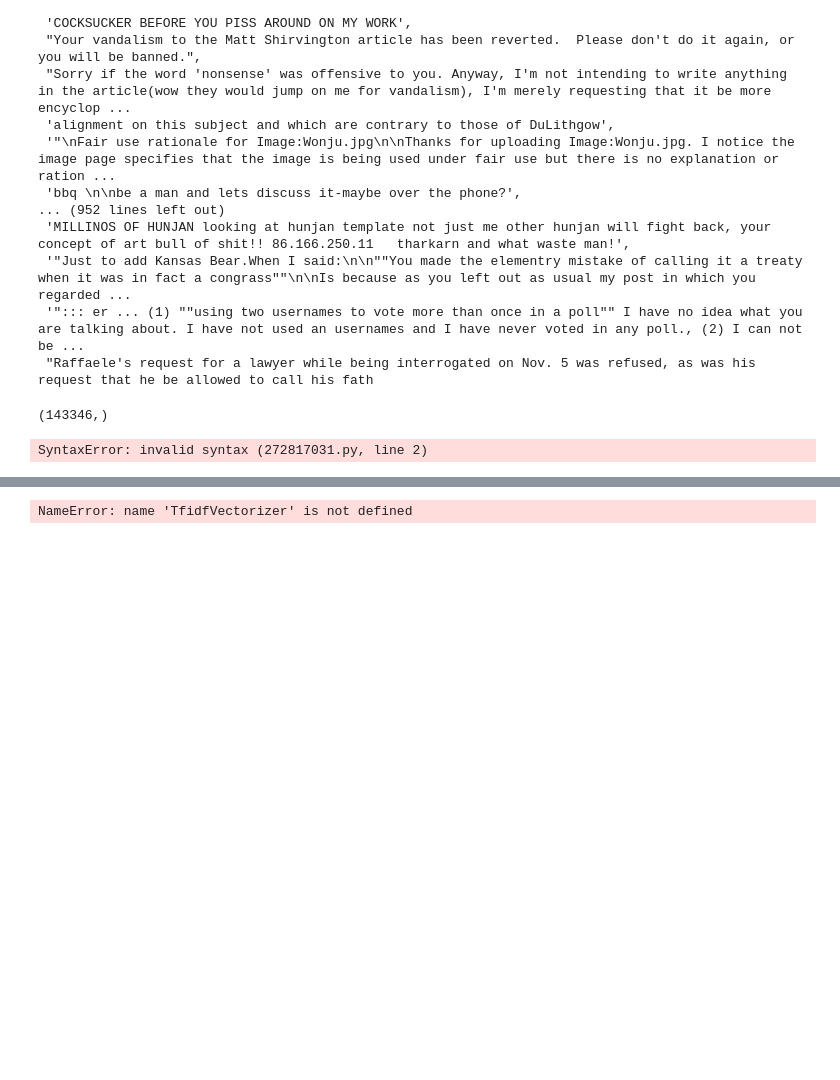
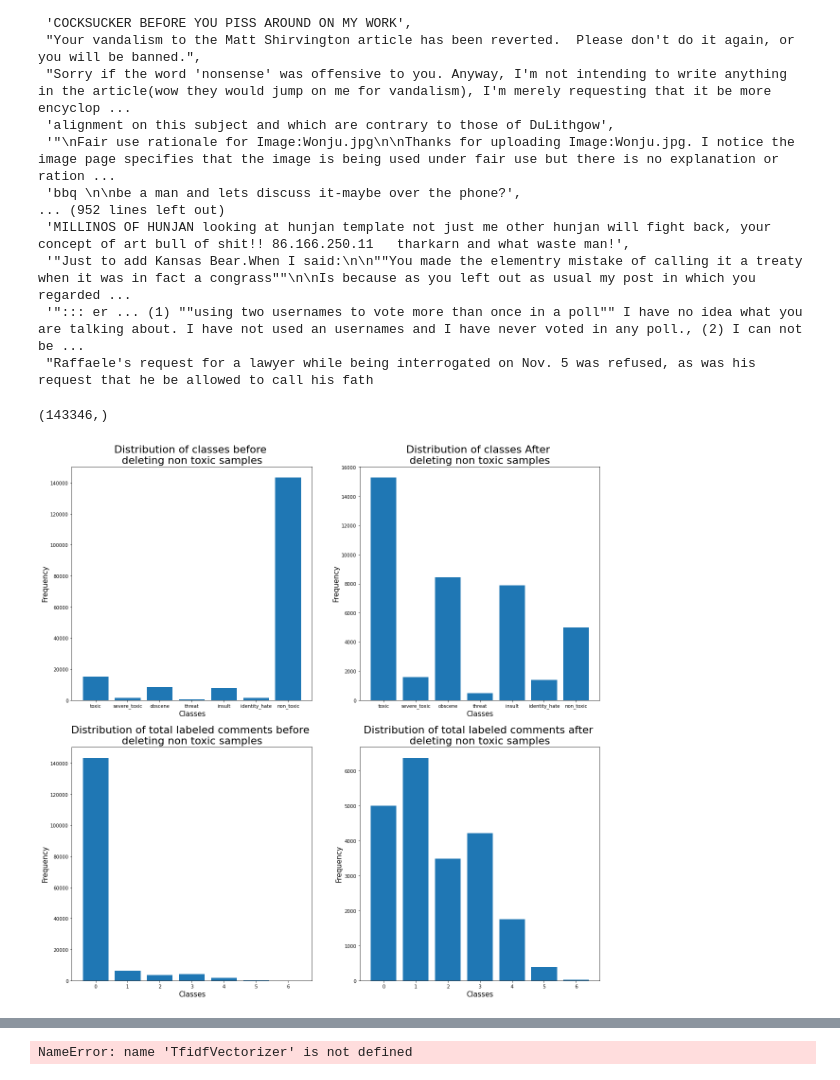
Before and after one commit to zareeiant/ItML_Project_1_Students, a Jupyter notebook: proj_1_start.ipynb, the cells around one changed output, grey strips where cells are left out. Cells and saved outputs as stored; diff of their text form; code cells hidden in the pictures; blank space fills up the shorter version.

```diff
--- a/proj_1_start.ipynb
+++ b/proj_1_start.ipynb
@@ -189,21 +189,50 @@ C_indexs.shape
 #Keep 5000 of non_toxic comments and drop the rest
 drop_ind=np.random.choice(C_indexs, size=138346, replace=False)
 working_data.drop(drop_ind, inplace=True)
-# %%
-def Graph(A,B):
-    classes={}
-    for col in A.iloc[:.1:].columns:
-        classes[col]=A[col].value_counts()[1]
-    classes_B={}
-    for col in B.iloc[:,1:].columns:
-        classes_B[col]=B[col].value_counts()[1]
-    multi_class_A={}
-    for value in A['classes'].unique():
-        multi_class_A[value]=A['classes'].value_counts()[value]
-    multi_class_B={}
-    for values in B['Classes'].unique():
-        multi_class_B[value]=B['classes'].value_counts()[value]
-
-    key_A=[for key in  ]
-# %% [output]
-SyntaxError: invalid syntax (272817031.py, line 2)
+# %%
+def Graph(A,B):
+    classes_A={}
+    for col in A.iloc[:,1:8].columns:
+        classes_A[col]=A[col].value_counts()[1]
+    classes_B={}
+    for col in B.iloc[:,1:8].columns:
+        classes_B[col]=B[col].value_counts()[1]
+    multi_class_A={}
+    for value in A['classes'].unique():
+        multi_class_A[value]=A['classes'].value_counts()[value]
+    multi_class_B={}
+    for value in B['classes'].unique():
+        multi_class_B[value]=B['classes'].value_counts()[value]
+
+    key_A=[key for key in multi_class_A.keys()]
+    values_A=[key for key in multi_class_A.values()]
+
+    key_B=[key for key in multi_class_B.keys()]
+    values_B=[key for key in multi_class_B.values()]
+
+    plt.rcParams["figure.figsize"] = (20,20)
+    t_left=plt.subplot(2,2,1)
+    plt.bar(x=['toxic', 'severe_toxic', 'obscene', 'threat','insult', 'identity_hate','non_toxic'], height=classes_A.values())
+    t_left.set_title("Distribution of classes before \ndeleting non toxic samples", fontsize=22)
+    t_left.set_xlabel("Classes", fontsize=15)
+    t_left.set_ylabel("Frequency", fontsize=15)
+    t_right=plt.subplot(2,2,2)
+    plt.bar(x=['toxic', 'severe_toxic', 'obscene', 'threat','insult', 'identity_hate','non_toxic'], height=classes_B.values())
+    t_right.set_title("Distribution of classes After \ndeleting non toxic samples", fontsize=22)
+    t_right.set_xlabel("Classes", fontsize=15)
+    t_right.set_ylabel("Frequency", fontsize=15)
+    d_left=plt.subplot(2,2,3)
+    plt.bar(x=key_A, height=values_A)
+    d_left.set_title("Distribution of total labeled comments before \ndeleting non toxic samples", fontsize=22)
+    d_left.set_xlabel("Classes", fontsize=15)
+    d_left.set_ylabel("Frequency", fontsize=15)
+    d_right=plt.subplot(2,2,4)
+    plt.bar(x=key_B, height=values_B)
+    d_right.set_title("Distribution of total labeled comments after \ndeleting non toxic samples", fontsize=22)
+    d_right.set_xlabel("Classes", fontsize=15)
+    d_right.set_ylabel("Frequency", fontsize=15)
+
+
+Graph(processed_data,working_data)
+# %% [output]
+[figure, added]
```
Also changed, not shown: parts of 2 cells of this notebook.
